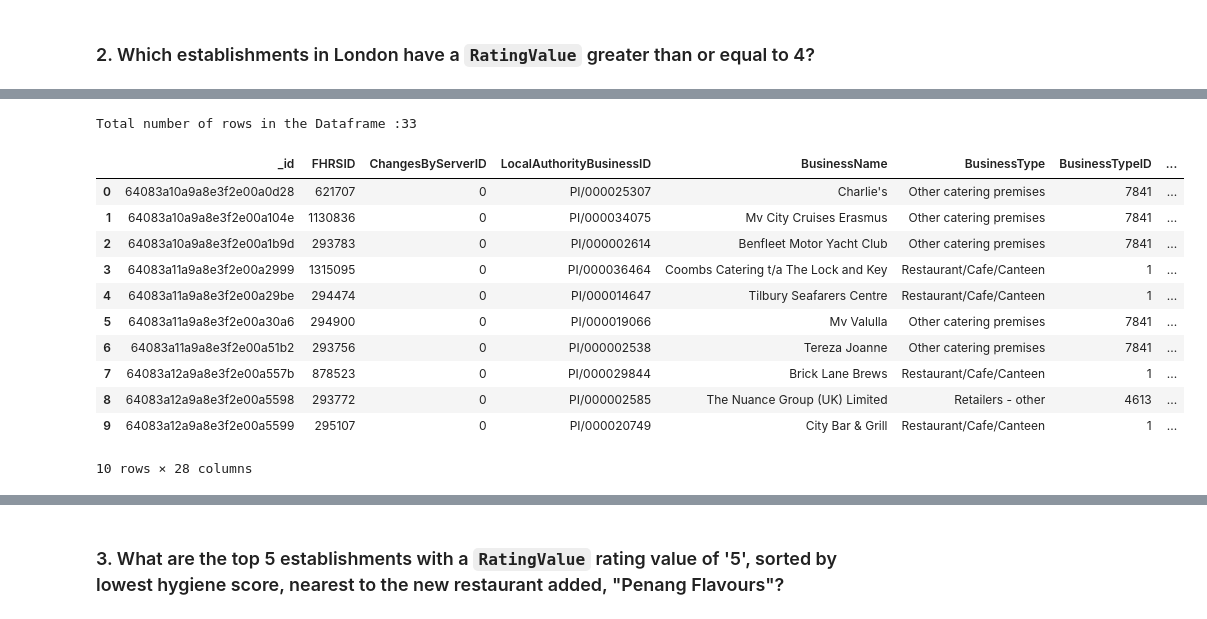
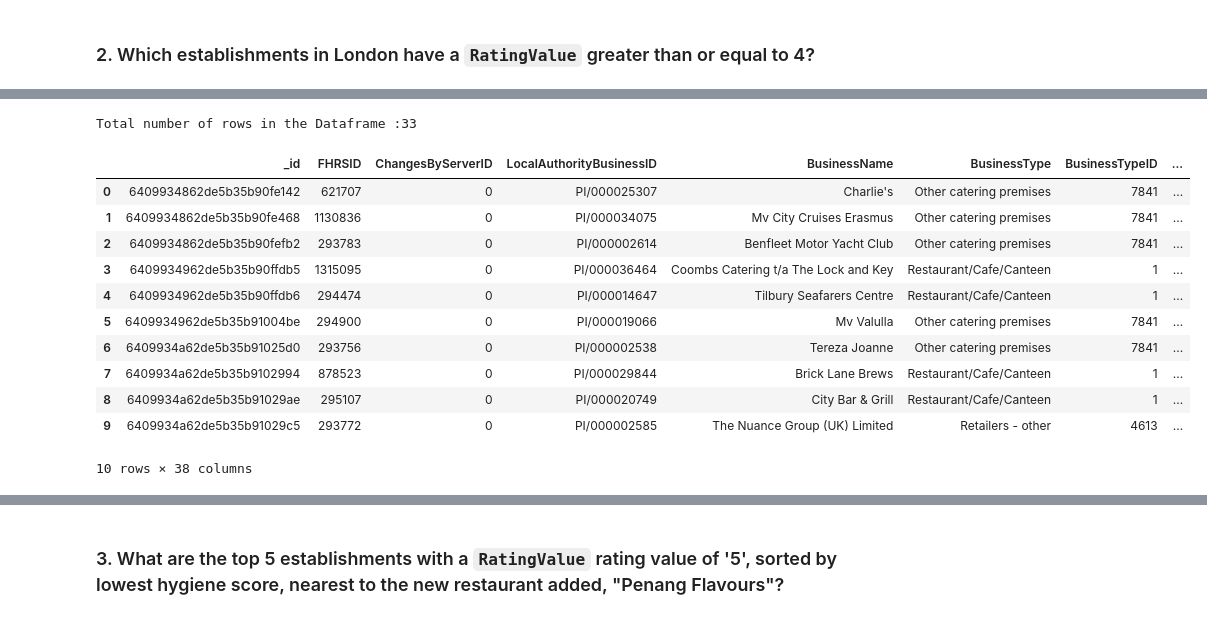
Before and after one commit to shwetajain1022/nosql-challenge, a Jupyter notebook: NoSQL_analysis_starter.ipynb, the cells around one changed output, grey strips where cells are left out. Saved outputs shown, nothing was run; the diff lists cells and outputs as text; code cells hidden in the pictures.

```diff
--- a/NoSQL_analysis_starter.ipynb
+++ b/NoSQL_analysis_starter.ipynb
@@ -30,4 +30,4 @@ print(db.list_collection_names())
 ['establishments']
 # %%
 # assign the collection to a variable
-pprint(db.establishments.find_one())
+establishments =db.establishments
@@ -114,13 +97,13 @@ Total number of rows in the Dataframe :41
 ### 2. Which establishments in London have a `RatingValue` greater than or equal to 4?
 # %%
 # Find the establishments with London as the Local Authority and has a RatingValue greater than or equal to 4.
-query = {'LocalAuthorityName':{'$regex':'London'},'RatingValue': {'$in':['4','5']}}
+query = {'LocalAuthorityName':{'$regex':'London'},'RatingValue': {'$gte':'4'}}
 # Use count_documents to display the number of documents in the result
-establishment_London_count = db.establishments.count_documents(query)
+establishment_London_count = establishments.count_documents(query)
 print(f"Total number of establishments with London as the Local Authority with RatingValue greater than or equal to 4 is {establishment_London_count}")
 
 # Display the first document in the results using pprint
-results = db.establishments.find(query)
+results = establishments.find(query)
 list_results = list(results)
 
 pprint(list_results[0])
@@ -144,22 +127,22 @@ Total number of establishments with London as the Local Authority with RatingVal
  'scores': {'ConfidenceInManagement': 5, 'Hygiene': 5, 'Structural': 10}}
 # %%
 # Convert the result to a Pandas DataFrame
-london_ratings_4_above = pd.DataFrame(list_results)
+london_ratings_4_above = pd.json_normalize(list_results)
 # Display the number of rows in the DataFrame
 print(f"Total number of rows in the Dataframe :{london_ratings_4_above.shape[0]}")
 # Display the first 10 rows of the DataFrame
 london_ratings_4_above[0:10]
 # %% [output]
 Total number of rows in the Dataframe :33
 |  | _id | FHRSID | ChangesByServerID | LocalAuthorityBusinessID | BusinessName | BusinessType | BusinessTypeID | ... |
-| 0 | 64083a10a9a8e3f2e00a0d28 | 621707 | 0 | PI/000025307 | Charlie's | Other catering premises | 7841 | ... |
-| 1 | 64083a10a9a8e3f2e00a104e | 1130836 | 0 | PI/000034075 | Mv City Cruises Erasmus | Other catering premises | 7841 | ... |
-| 2 | 64083a10a9a8e3f2e00a1b9d | 293783 | 0 | PI/000002614 | Benfleet Motor Yacht Club | Other catering premises | 7841 | ... |
-| 3 | 64083a11a9a8e3f2e00a2999 | 1315095 | 0 | PI/000036464 | Coombs Catering t/a The Lock and Key | Restaurant/Cafe/Canteen | 1 | ... |
-| 4 | 64083a11a9a8e3f2e00a29be | 294474 | 0 | PI/000014647 | Tilbury Seafarers Centre | Restaurant/Cafe/Canteen | 1 | ... |
-| 5 | 64083a11a9a8e3f2e00a30a6 | 294900 | 0 | PI/000019066 | Mv Valulla | Other catering premises | 7841 | ... |
-| 6 | 64083a11a9a8e3f2e00a51b2 | 293756 | 0 | PI/000002538 | Tereza Joanne | Other catering premises | 7841 | ... |
-| 7 | 64083a12a9a8e3f2e00a557b | 878523 | 0 | PI/000029844 | Brick Lane Brews | Restaurant/Cafe/Canteen | 1 | ... |
-| 8 | 64083a12a9a8e3f2e00a5598 | 293772 | 0 | PI/000002585 | The Nuance Group (UK) Limited | Retailers - other | 4613 | ... |
-| 9 | 64083a12a9a8e3f2e00a5599 | 295107 | 0 | PI/000020749 | City Bar & Grill | Restaurant/Cafe/Canteen | 1 | ... |
+| 0 | 6409934862de5b35b90fe142 | 621707 | 0 | PI/000025307 | Charlie's | Other catering premises | 7841 | ... |
+| 1 | 6409934862de5b35b90fe468 | 1130836 | 0 | PI/000034075 | Mv City Cruises Erasmus | Other catering premises | 7841 | ... |
+| 2 | 6409934862de5b35b90fefb2 | 293783 | 0 | PI/000002614 | Benfleet Motor Yacht Club | Other catering premises | 7841 | ... |
+| 3 | 6409934962de5b35b90ffdb5 | 1315095 | 0 | PI/000036464 | Coombs Catering t/a The Lock and Key | Restaurant/Cafe/Canteen | 1 | ... |
+| 4 | 6409934962de5b35b90ffdb6 | 294474 | 0 | PI/000014647 | Tilbury Seafarers Centre | Restaurant/Cafe/Canteen | 1 | ... |
+| 5 | 6409934962de5b35b91004be | 294900 | 0 | PI/000019066 | Mv Valulla | Other catering premises | 7841 | ... |
+| 6 | 6409934a62de5b35b91025d0 | 293756 | 0 | PI/000002538 | Tereza Joanne | Other catering premises | 7841 | ... |
+| 7 | 6409934a62de5b35b9102994 | 878523 | 0 | PI/000029844 | Brick Lane Brews | Restaurant/Cafe/Canteen | 1 | ... |
+| 8 | 6409934a62de5b35b91029ae | 295107 | 0 | PI/000020749 | City Bar & Grill | Restaurant/Cafe/Canteen | 1 | ... |
+| 9 | 6409934a62de5b35b91029c5 | 293772 | 0 | PI/000002585 | The Nuance Group (UK) Limited | Retailers - other | 4613 | ... |
-10 rows × 28 columns
+10 rows × 38 columns
```
Also changed, not shown: parts of 11 cells of this notebook, 2 other files.
